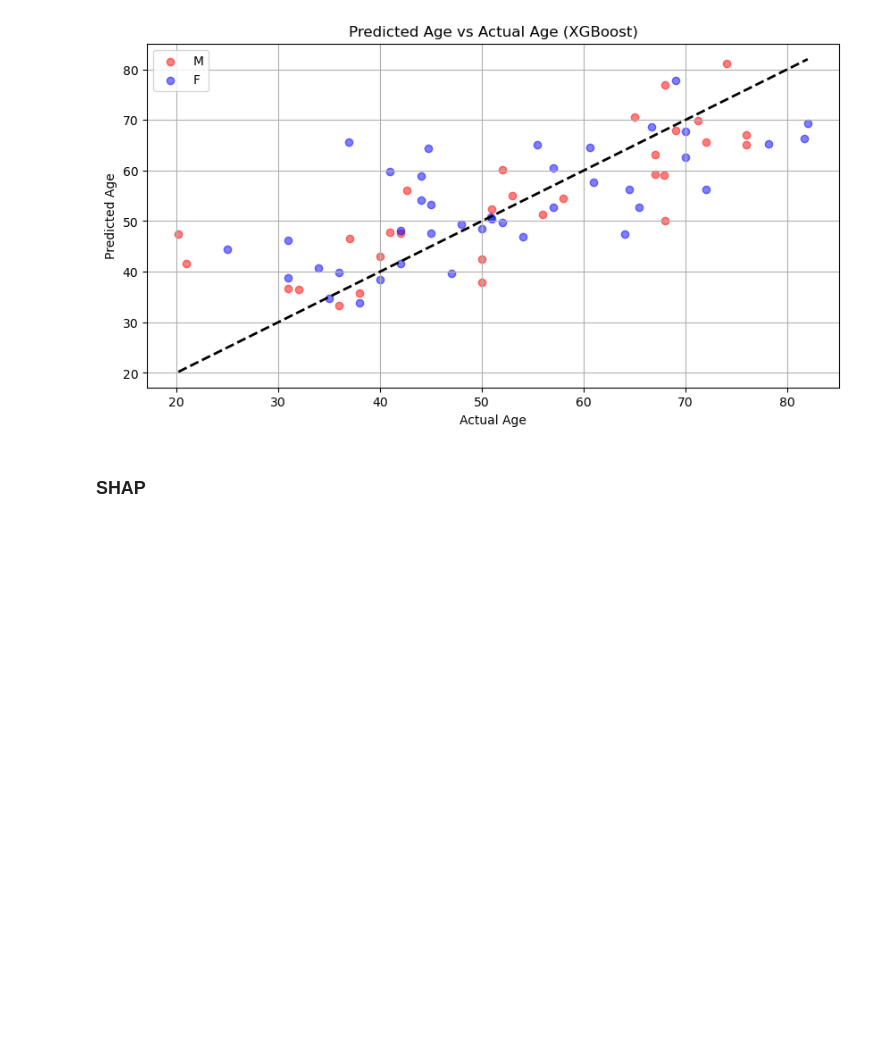
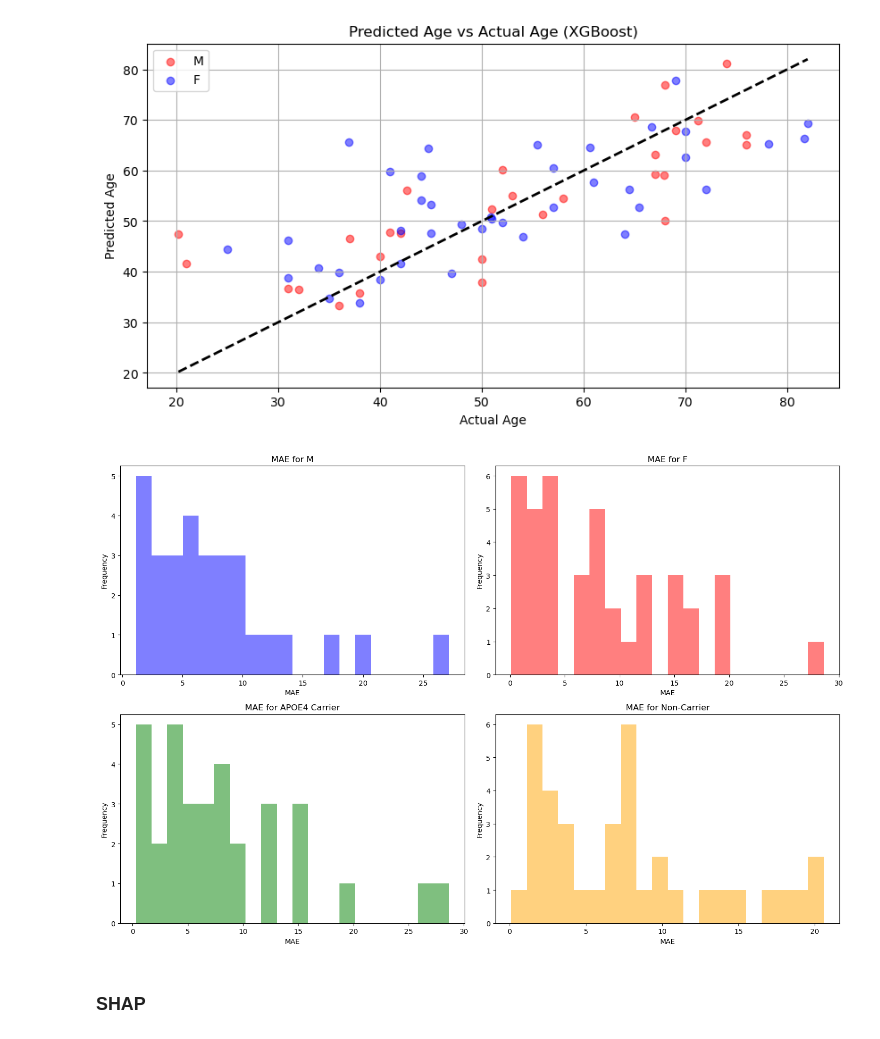
Before and after one commit to wowgudabudaa/Age_prediction_using_columns_analysis, a Jupyter notebook: age_prediction_on_columns_analyses/AD-DECODE_fa.ipynb, the cells around one changed output. Saved outputs shown, nothing was run; the diff lists cells and outputs as text; code cells hidden in the pictures; blank space fills up the shorter version.

Commit message:
Added histo of absolute error for each group

```diff
--- a/age_prediction_on_columns_analyses/AD-DECODE_fa.ipynb
+++ b/age_prediction_on_columns_analyses/AD-DECODE_fa.ipynb
@@ -975,6 +975,36 @@ plt.grid()
 plt.show()
 # %% [output]
 [figure]
+# %%
+# Plot the histogram of abs(y_pred - y_test) for the test data for F, M, APOE4 carrier and non-carrier
+# In a 4*4 grid, plot the histograms for each group
+final_y = pd.read_csv('final_predictions_xgb_fa_5f.csv', index_col=0)
+df['APOE4_carrier'] = df['genotype'].apply(lambda x: 1 if '4' in x else 0)
+plt.figure(figsize=(15, 10))
+plt.subplot(2, 2, 1)
+plt.hist(np.abs(final_y['age'][df['sex'] == 'M'] - final_y['test'][df['sex'] == 'M']), bins=20, color='blue', alpha=0.5)
+plt.title('MAE for M')
+plt.xlabel('MAE')
+plt.ylabel('Frequency')
+plt.subplot(2, 2, 2)
+plt.hist(np.abs(final_y['age'][df['sex'] == 'F'] - final_y['test'][df['sex'] == 'F']), bins=20, color='red', alpha=0.5)
+plt.title('MAE for F')
+plt.xlabel('MAE')
+plt.ylabel('Frequency')
+plt.subplot(2, 2, 3)
+plt.hist(np.abs(final_y['age'][df['APOE4_carrier'] == 1] - final_y['test'][df['APOE4_carrier'] == 1]), bins=20, color='green', alpha=0.5)
+plt.title('MAE for APOE4 Carrier')
+plt.xlabel('MAE')
+plt.ylabel('Frequency')
+plt.subplot(2, 2, 4)
+plt.hist(np.abs(final_y['age'][df['APOE4_carrier'] == 0] - final_y['test'][df['APOE4_carrier'] == 0]), bins=20, color='orange', alpha=0.5)
+plt.title('MAE for Non-Carrier')
+plt.xlabel('MAE')
+plt.ylabel('Frequency')
+plt.tight_layout()
+plt.show()
+# %% [output]
+[figure, added]
 # %% [markdown]
 ### SHAP
 # %%
```
